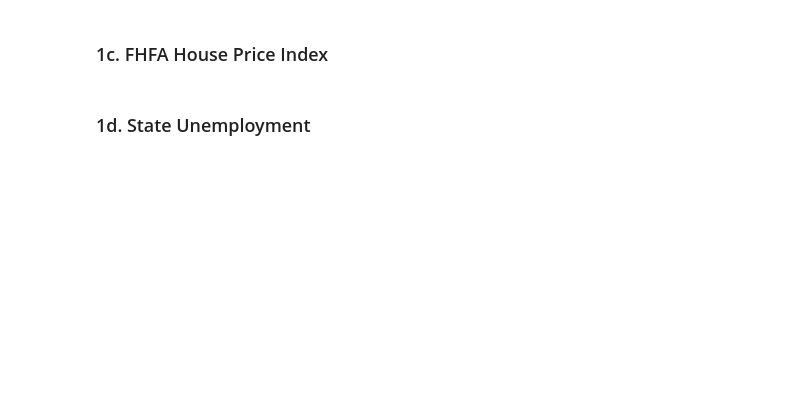
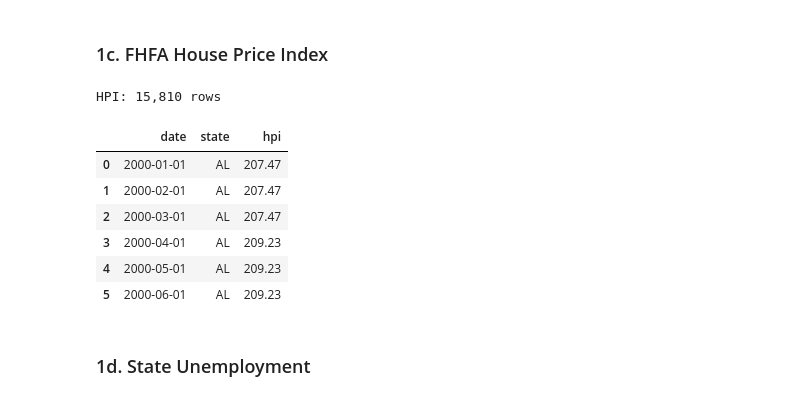
Before and after one commit to rsanchez02428/lockedin_project, a Jupyter notebook: notebooks/02_panel_construction.ipynb, the cells around one changed output. Saved outputs shown, nothing was run; the diff lists cells and outputs as text; code cells hidden in the pictures; blank space fills up the shorter version.

```diff
--- a/notebooks/02_panel_construction.ipynb
+++ b/notebooks/02_panel_construction.ipynb
@@ -126,12 +150,21 @@ permits.head(3)
 # %%
 hpi_wide = pd.read_csv(os.path.join(RAW, "state_hpi.csv"), index_col=0, parse_dates=True)
 
 # Melt wide -> long
 hpi = hpi_wide.reset_index().melt(id_vars="date", var_name="state", value_name="hpi")
 hpi["date"] = pd.to_datetime(hpi["date"])
 
 print(f"HPI: {len(hpi):,} rows")
-hpi.head(3)
+hpi.head(6)
+# %% [output]
+HPI: 15,810 rows
+|  | date | state | hpi |
+| 0 | 2000-01-01 | AL | 207.47 |
+| 1 | 2000-02-01 | AL | 207.47 |
+| 2 | 2000-03-01 | AL | 207.47 |
+| 3 | 2000-04-01 | AL | 209.23 |
+| 4 | 2000-05-01 | AL | 209.23 |
+| 5 | 2000-06-01 | AL | 209.23 |
 # %% [markdown]
 ### 1d. State Unemployment
 # %%
```
Also changed, not shown: parts of 17 cells of this notebook, 4 other files.
